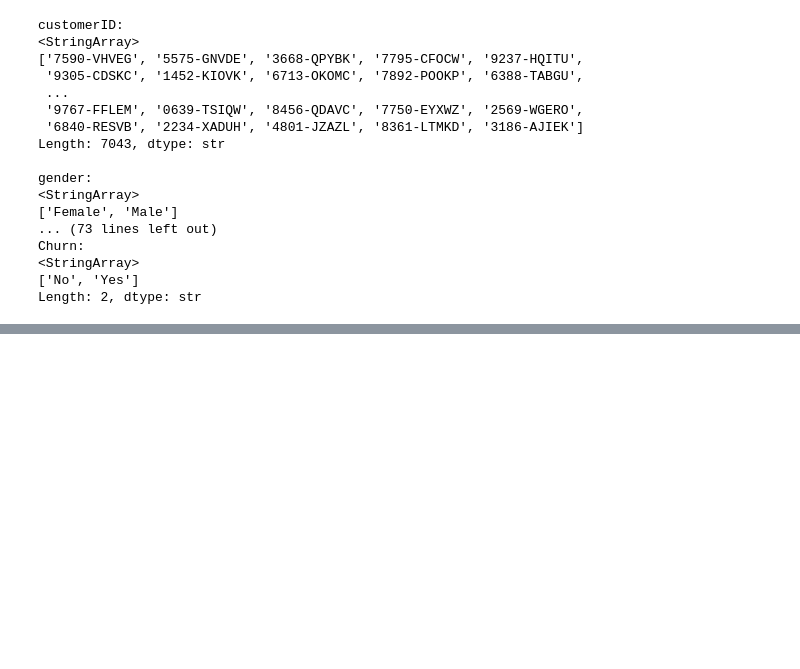
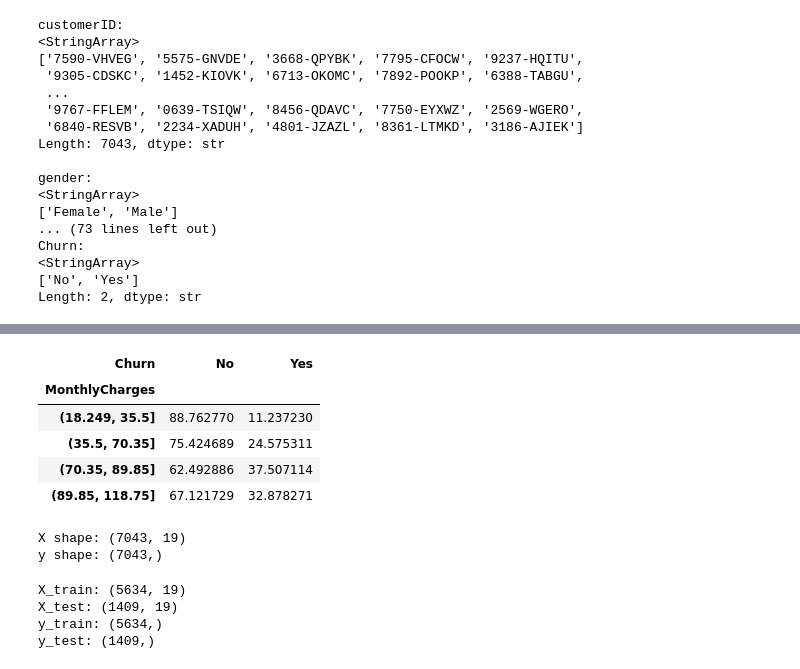
Before and after one commit to MuhammadTalalZahid33/customer-churn-ml, a Jupyter notebook: notebooks/01_data_exploration.ipynb, the cells around one changed output, grey strips where cells are left out. Drawn from its saved outputs; the diff is of its cells as text; code cells hidden in the pictures; blank space fills up the shorter version.

```diff
--- a/notebooks/01_data_exploration.ipynb
+++ b/notebooks/01_data_exploration.ipynb
@@ -186,0 +246,40 @@ Length: 2, dtype: str
+# %%
+df.groupby(
+    pd.qcut(df["MonthlyCharges"], 4)
+)["Churn"].value_counts(normalize=True).unstack() * 100
+# %% [output]
+| Churn | No | Yes |
+| MonthlyCharges |  |  |
+| (18.249, 35.5] | 88.762770 | 11.237230 |
+| (35.5, 70.35] | 75.424689 | 24.575311 |
+| (70.35, 89.85] | 62.492886 | 37.507114 |
+| (89.85, 118.75] | 67.121729 | 32.878271 |
+# %%
+X = df.drop(columns=["Churn", "customerID"])
+y = df["Churn"]
+
+print("X shape:", X.shape)
+print("y shape:", y.shape)
+# %% [output]
+X shape: (7043, 19)
+y shape: (7043,)
+# %%
+from sklearn.model_selection import train_test_split
+
+X_train, X_test, y_train, y_test = train_test_split(
+    X,
+    y,
+    test_size=0.2,
+    random_state=42,
+    stratify=y
+)
+
+print("X_train:", X_train.shape)
+print("X_test:", X_test.shape)
+print("y_train:", y_train.shape)
+print("y_test:", y_test.shape)
+# %% [output]
+X_train: (5634, 19)
+X_test: (1409, 19)
+y_train: (5634,)
+y_test: (1409,)
```
Also changed, not shown: parts of 8 cells of this notebook.
